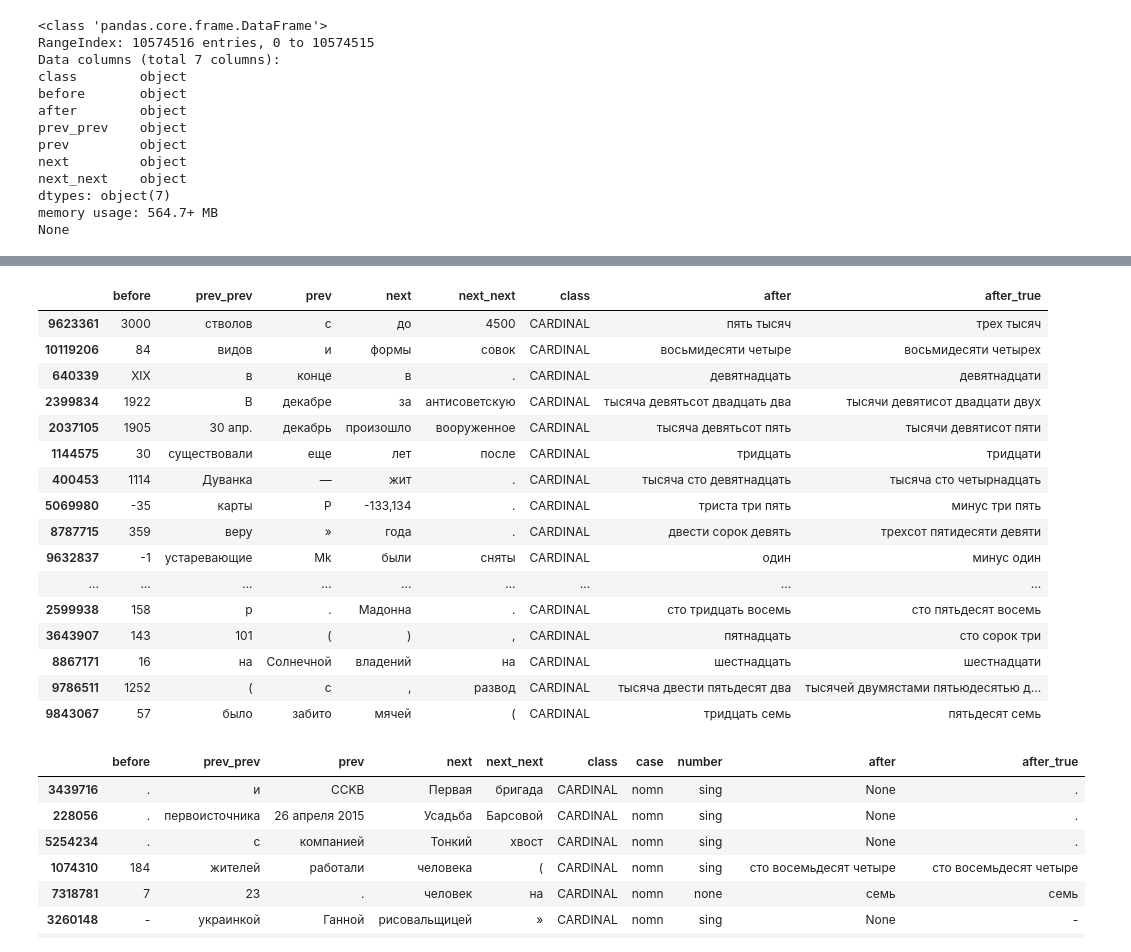
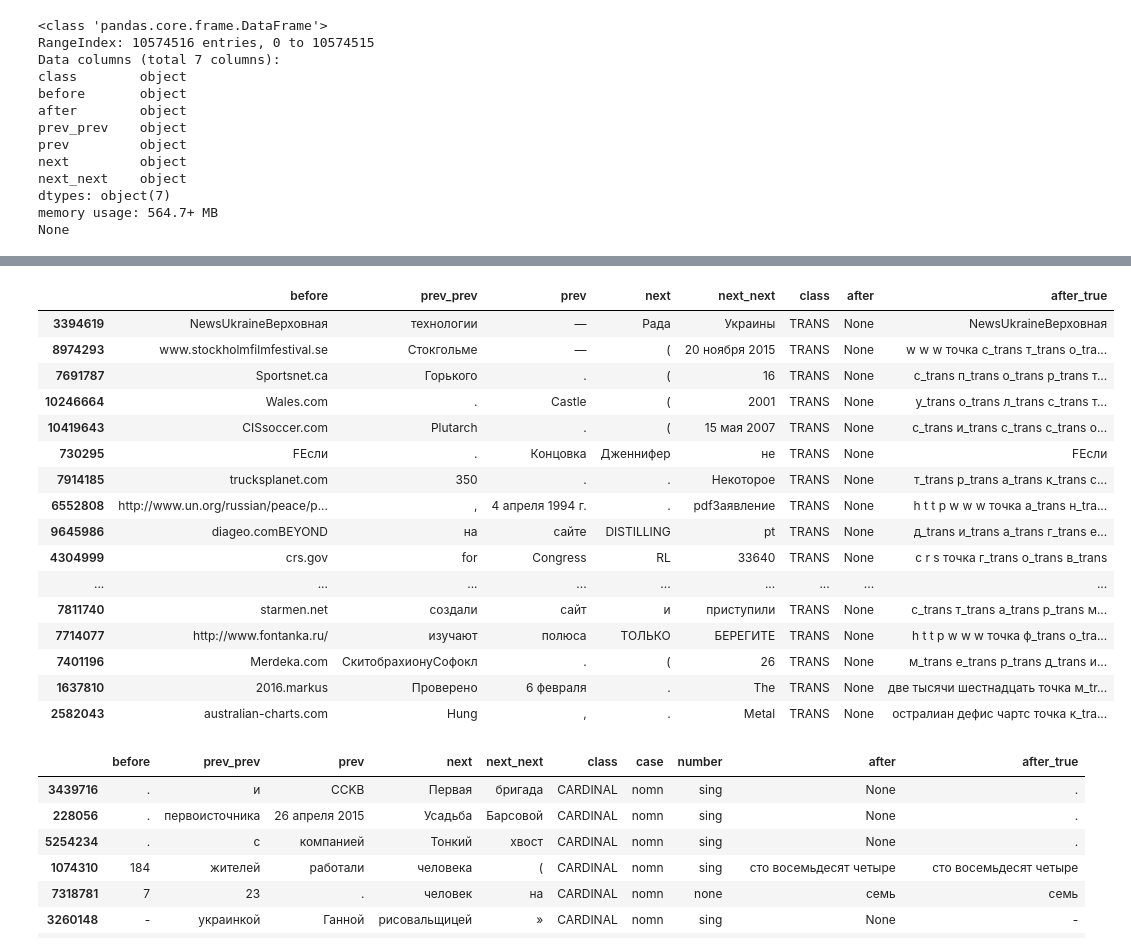
Before and after one commit to rumbok/kaggle_google_text_norm, a Jupyter notebook: validate.ipynb, the cells around one changed output, grey strips where cells are left out. Saved outputs shown, nothing was run; the diff lists cells and outputs as text; code cells hidden in the pictures.

```diff
--- a/validate.ipynb
+++ b/validate.ipynb
@@ -99,24 +99,24 @@ DASH             0
 Name: class, dtype: int64
 # %%
-predicted[~(predicted["after"] == y_test) & ~(predicted["after"].isnull()) & (predicted['class']=='CARDINAL')].sample(20)
+predicted[~(predicted["after"] == y_test) & (predicted["after"].isnull()) & (predicted['class']=='TRANS')].sample(20)
 # %% [output]
 |  | before | prev_prev | prev | next | next_next | class | after | after_true |
-| 9623361 | 3000 | стволов | с | до | 4500 | CARDINAL | пять тысяч | трех тысяч |
-| 10119206 | 84 | видов | и | формы | совок | CARDINAL | восьмидесяти четыре | восьмидесяти четырех |
-| 640339 | XIX | в | конце | в | . | CARDINAL | девятнадцать | девятнадцати |
-| 2399834 | 1922 | В | декабре | за | антисоветскую | CARDINAL | тысяча девятьсот двадцать два | тысячи девятисот двадцати двух |
-| 2037105 | 1905 | 30 апр. | декабрь | произошло | вооруженное | CARDINAL | тысяча девятьсот пять | тысячи девятисот пяти |
-| 1144575 | 30 | существовали | еще | лет | после | CARDINAL | тридцать | тридцати |
-| 400453 | 1114 | Дуванка | — | жит | . | CARDINAL | тысяча сто девятнадцать | тысяча сто четырнадцать |
-| 5069980 | -35 | карты | P | -133,134 | . | CARDINAL | триста три пять | минус три пять |
-| 8787715 | 359 | веру | » | года | . | CARDINAL | двести сорок девять | трехсот пятидесяти девяти |
-| 9632837 | -1 | устаревающие | Mk | были | сняты | CARDINAL | один | минус один |
+| 3394619 | NewsUkrainеВерховная | технологии | — | Рада | Украины | TRANS | None | NewsUkrainеВерховная |
+| 8974293 | www.stockholmfilmfestival.se | Стокгольме | — | ( | 20 ноября 2015 | TRANS | None | w w w точка с_trans т_trans о_tra... |
+| 7691787 | Sportsnet.ca | Горького | . | ( | 16 | TRANS | None | с_trans п_trans о_trans р_trans т... |
+| 10246664 | Wales.com | . | Castle | ( | 2001 | TRANS | None | у_trans о_trans л_trans с_trans т... |
+| 10419643 | CISsoccer.com | Plutarch | . | ( | 15 мая 2007 | TRANS | None | с_trans и_trans с_trans с_trans о... |
+| 730295 | FЕсли | . | Концовка | Дженнифер | не | TRANS | None | FЕсли |
+| 7914185 | trucksplanet.com | 350 | . | . | Некоторое | TRANS | None | т_trans р_trans а_trans к_trans с... |
+| 6552808 | http://www.un.org/russian/peace/p... | , | 4 апреля 1994 г. | . | pdfЗаявление | TRANS | None | h t t p w w w точка а_trans н_tra... |
+| 9645986 | diageo.comBEYOND | на | сайте | DISTILLING | pt | TRANS | None | д_trans и_trans а_trans г_trans е... |
+| 4304999 | crs.gov | for | Congress | RL | 33640 | TRANS | None | c r s точка г_trans о_trans в_trans |
 | ... | ... | ... | ... | ... | ... | ... | ... | ... |
-| 2599938 | 158 | p | . | Мадонна | . | CARDINAL | сто тридцать восемь | сто пятьдесят восемь |
-| 3643907 | 143 | 101 | ( | ) | , | CARDINAL | пятнадцать | сто сорок три |
-| 8867171 | 16 | на | Солнечной | владений | на | CARDINAL | шестнадцать | шестнадцати |
-| 9786511 | 1252 | ( | с | , | развод | CARDINAL | тысяча двести пятьдесят два | тысячей двумястами пятьюдесятью д... |
-| 9843067 | 57 | было | забито | мячей | ( | CARDINAL | тридцать семь | пятьдесят семь |
+| 7811740 | starmen.net | создали | сайт | и | приступили | TRANS | None | с_trans т_trans а_trans р_trans м... |
+| 7714077 | http://www.fontanka.ru/ | изучают | полюса | ТОЛЬКО | БЕРЕГИТЕ | TRANS | None | h t t p w w w точка ф_trans о_tra... |
+| 7401196 | Merdeka.com | СкитобрахионуСофокл | . | ( | 26 | TRANS | None | м_trans е_trans р_trans д_trans и... |
+| 1637810 | 2016.markus | Проверено | 6 февраля | . | The | TRANS | None | две тысячи шестнадцать точка м_tr... |
+| 2582043 | australian-charts.com | Hung | , | . | Metal | TRANS | None | остралиан дефис чартс точка к_tra... |
 # %%
 predicted[(predicted['class']=='CARDINAL') & (predicted['before'] != predicted['after'])].sample(100)
 # %% [output]
```
Also changed, not shown: parts of 3 cells of this notebook, 6 other files.
